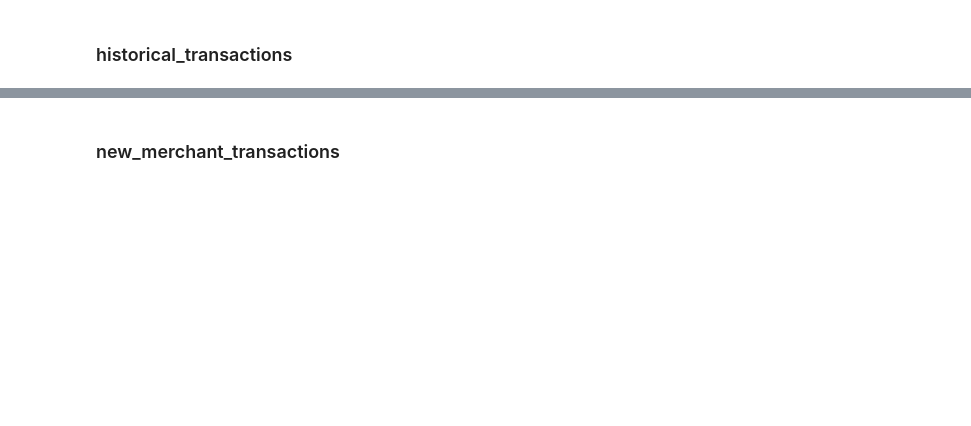
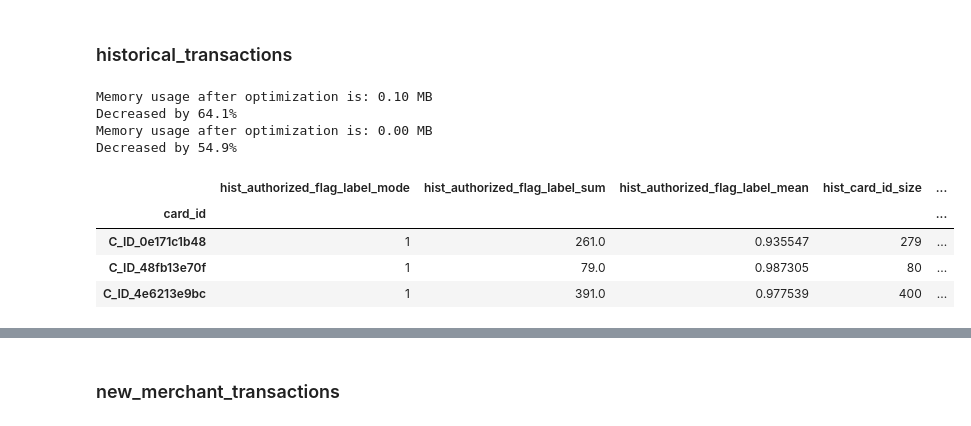
Before and after one commit to SONG-WONHO/Kaggle-Elo, a Jupyter notebook: 2 Feature Engineering All.ipynb, the cells around one changed output, grey strips where cells are left out. Saved outputs shown, nothing was run; the diff lists cells and outputs as text; code cells hidden in the pictures; blank space fills up the shorter version.

```diff
--- a/2 Feature Engineering All.ipynb
+++ b/2 Feature Engineering All.ipynb
@@ -16,6 +16,9 @@ warnings.filterwarnings('ignore')
 pd.set_option('display.max_columns', 400)
 # %%
 path = './data/'
+# %%
+# load csv
+history = pd.read_csv(path + 'historical_transactions.csv')
 # %% [markdown]
 ## Feature Engineering
 # %% [markdown]
@@ -67,3 +68,17 @@ def ref_date(data):
+# %%
+def ref_date(data):
+    ref_month = data.purchase_month - data.month_lag
+
+    if ref_month % 12 == 0:
+        ref_year = ref_month // 12 - 1
+        ref_month = 12
+
+    else:
+        ref_year = ref_month // 12
+        ref_month = ref_month % 12
+
+    ref_year = data.purchase_year + ref_year
+    return datetime.datetime(ref_year, ref_month, 1, 0, 0, 0)
 # %% [markdown]
 ### train test
 # %%
@@ -121,10 +157,10 @@ def train_test(num_rows=None):
 ### historical_transactions
 # %%
 # preprocessing historical transactions
-def historical_transactions():
+def historical_transactions(hist_df, debug = False):
 
-    # load csv
-    hist_df = pd.read_csv(path + 'historical_transactions.csv')
+    if debug:
+        hist_df = hist_df[:1000]
 
     # fillna
     hist_df['category_2'].fillna(1.0,inplace=True)
@@ -137,9 +173,9 @@ def historical_transactions():
     hist_df['purchase_amount_trim'] = hist_df['purchase_amount'].apply(lambda x: min(x, 0.8))
 
     # Y/N to 1/0
-    hist_df['authorized_flag'] = hist_df['authorized_flag'].map({'Y': 1, 'N': 0}).astype(int)
-    hist_df['category_1'] = hist_df['category_1'].map({'Y': 1, 'N': 0}).astype(int)
-    hist_df['category_3'] = hist_df['category_3'].map({'A':0, 'B':1, 'C':2})
+    hist_df['authorized_flag_label'] = hist_df['authorized_flag'].map({'Y': 1, 'N': 0}).astype(int)
+    hist_df['category_1_label'] = hist_df['category_1'].map({'Y': 1, 'N': 0}).astype(int)
+    hist_df['category_3_label'] = hist_df['category_3'].map({'A':0, 'B':1, 'C':2})
 
     # purchase date
     hist_df['purchase_date'] = pd.to_datetime(hist_df['purchase_date'])
@@ -150,6 +186,7 @@ def historical_transactions():
     hist_df['purchase_dayofweek'] = hist_df['purchase_date'].dt.dayofweek
     hist_df['purchase_weekofyear'] = hist_df['purchase_date'].dt.weekofyear
     hist_df['purchase_weekend'] = (hist_df['purchase_date'].dt.weekday >=5).astype(int)
+    hist_df['ref_date'] = hist_df.apply(ref_date, axis = 1)
 
     # additional features
     hist_df['price'] = hist_df['purchase_amount'] / hist_df['installments']
@@ -172,12 +209,12 @@ def historical_transactions():
     hist_df = reduce_mem_usage(hist_df)
 
     aggs = {}
-    aggs['authorized_flag'] = [mode, 'sum', 'mean']
+    aggs['authorized_flag_label'] = [mode, 'sum', 'mean']
     aggs['card_id'] = ['size']
     aggs['city_id'] = [mode, 'nunique']
-    aggs['category_1'] = [mode, 'sum', 'mean']
+    aggs['category_1_label'] = [mode, 'sum', 'mean']
     aggs['installments'] = [mode, 'sum', 'mean', 'var', 'max', 'min', null_cnt]
-    aggs['category_3'] = [mode, 'mean']
+    aggs['category_3_label'] = [mode, 'mean']
     aggs['merchant_category_id'] = [mode, 'nunique']
     aggs['merchant_id'] = ['nunique']
     aggs['month_lag'] = [mode, 'sum', 'mean', 'var', 'max', 'min', 'skew']
@@ -231,3 +268,15 @@ def historical_transactions():
     hist_df = reduce_mem_usage(hist_df)
 
     return hist_df
+# %%
+historical_transactions(history, debug=True).head(3)
+# %% [output]
+Memory usage after optimization is: 0.10 MB
+Decreased by 64.1%
+Memory usage after optimization is: 0.00 MB
+Decreased by 54.9%
+|  | hist_authorized_flag_label_mode | hist_authorized_flag_label_sum | hist_authorized_flag_label_mean | hist_card_id_size | ... |
+| card_id |  |  |  |  | ... |
+| C_ID_0e171c1b48 | 1 | 261.0 | 0.935547 | 279 | ... |
+| C_ID_48fb13e70f | 1 | 79.0 | 0.987305 | 80 | ... |
+| C_ID_4e6213e9bc | 1 | 391.0 | 0.977539 | 400 | ... |
```
Also changed, not shown: parts of 20 cells of this notebook.
